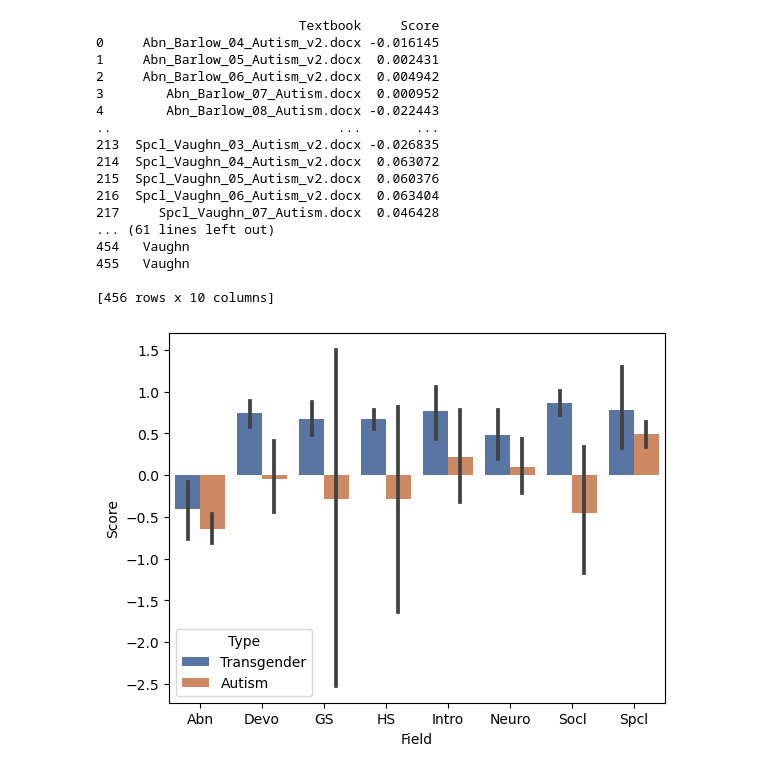
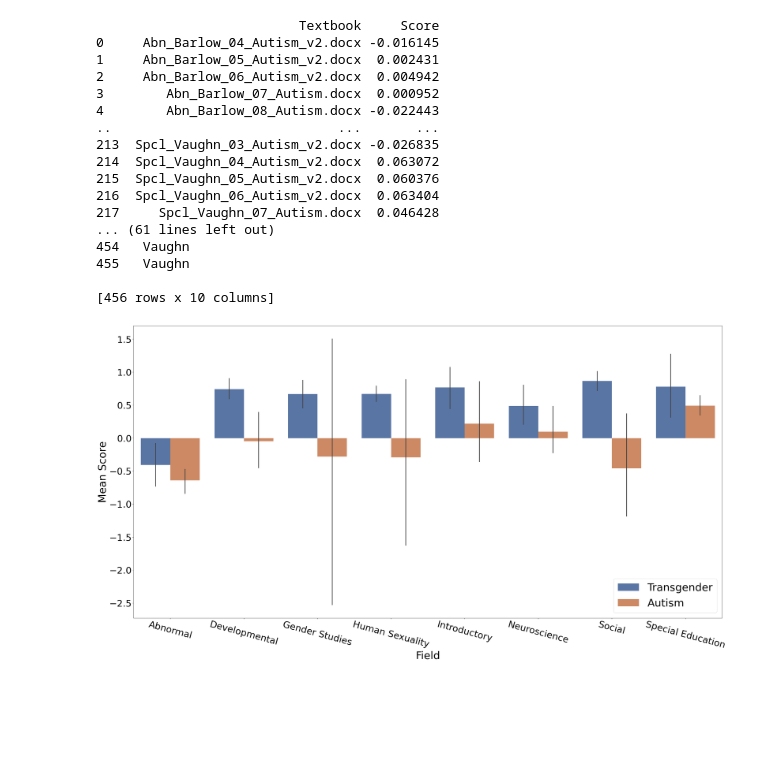
Before and after one commit to maksiaev/GitHub_DMP, a Jupyter notebook: Results/Comparisons.ipynb, the cells around one changed output. Drawn from its saved outputs; the diff is of its cells as text; code cells hidden in the pictures; blank space fills up the shorter version.

Commit message:
Plot Edits

```diff
--- a/Results/Comparisons.ipynb
+++ b/Results/Comparisons.ipynb
@@ -233,36 +233,41 @@ combined_df_chatgpt = df_transgender_chatgpt_fields.merge(df_autism_chatgpt_fiel
 print(combined_df_chatgpt)
 # print(combined_df_sentiwords)
 
-fig, ax = plt.subplots()
+fig, ax = plt.subplots(figsize=(40,20))
 
 sns.barplot(ax=ax, x="Field", y="Score", hue="Type", palette="deep", data=combined_df_chatgpt)
-
+plt.xlabel("Field", fontsize=40)
+plt.ylabel("Mean Score", fontsize=40)
+ax.legend(loc="lower right", fontsize=40)
+plt.xticks(fontsize=35, rotation=-15)
+ax.set_xticklabels(["Abnormal", "Developmental", "Gender Studies", "Human Sexuality", "Introductory", "Neuroscience", "Social", "Special Education"])
+plt.yticks(fontsize=35)
 # ax.set_title("Autism and Transgender ChatGPT Results")
 
 plt.savefig('fields_comparison_chatgpt.png')
 
 # comp = mc.MultiComparison(df_transgender_chatgpt_fields['Score'], df_autism_chatgpt_fields['Field'])
 # post_hoc_res = comp.tukeyhsd()
 # display(post_hoc_res.summary())
 # %% [output]
                           Textbook     Score
 0     Abn_Barlow_04_Autism_v2.docx -0.016145
 1     Abn_Barlow_05_Autism_v2.docx  0.002431
 2     Abn_Barlow_06_Autism_v2.docx  0.004942
 3        Abn_Barlow_07_Autism.docx  0.000952
 4        Abn_Barlow_08_Autism.docx -0.022443
 ..                             ...       ...
 213  Spcl_Vaughn_03_Autism_v2.docx -0.026835
 214  Spcl_Vaughn_04_Autism_v2.docx  0.063072
 215  Spcl_Vaughn_05_Autism_v2.docx  0.060376
 216  Spcl_Vaughn_06_Autism_v2.docx  0.063404
 217     Spcl_Vaughn_07_Autism.docx  0.046428
 ... (61 lines left out)
 454   Vaughn
 455   Vaughn
 
 [456 rows x 10 columns]
-[figure, old version]
+[figure, new version]
 # %%
 # Autism Only (Including VADER-like Dictionary)
 
```
Also changed, not shown: parts of 7 cells of this notebook, 13 other files.
